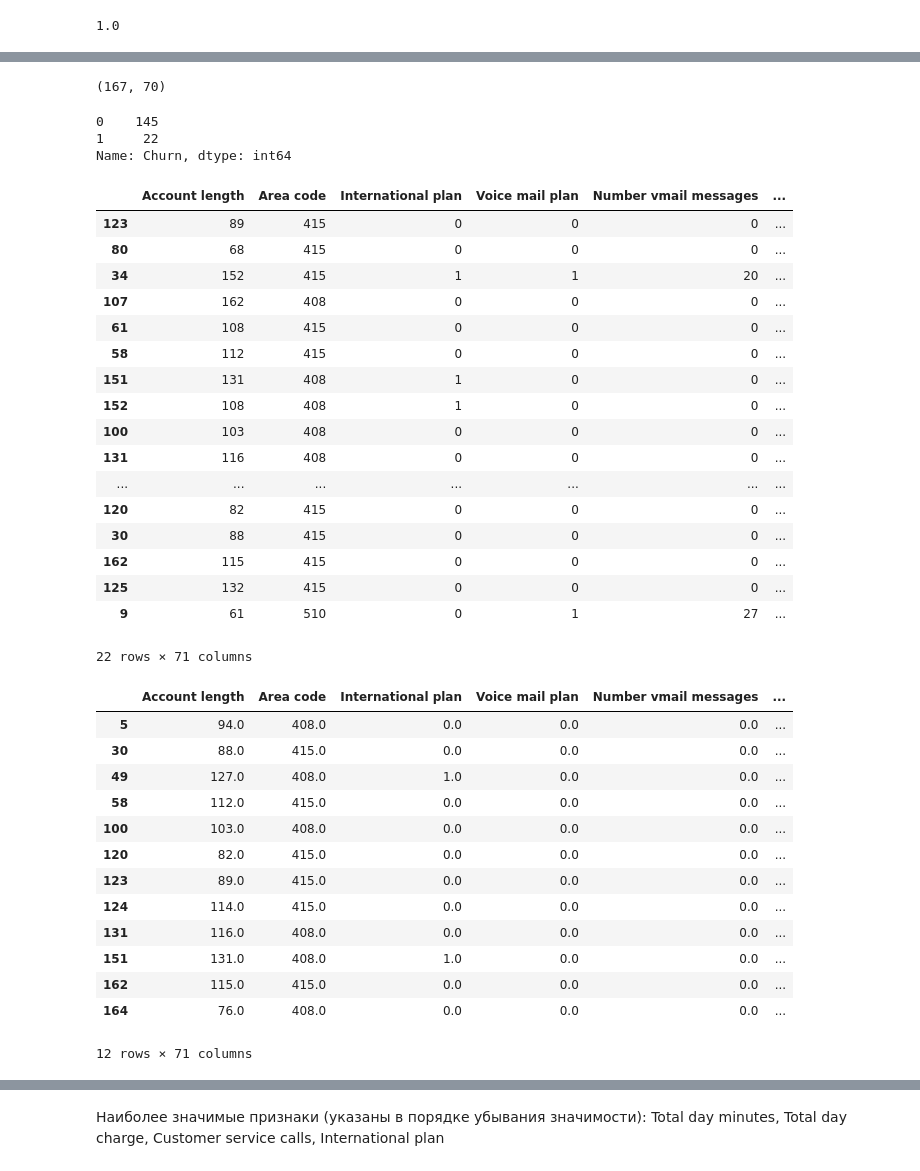
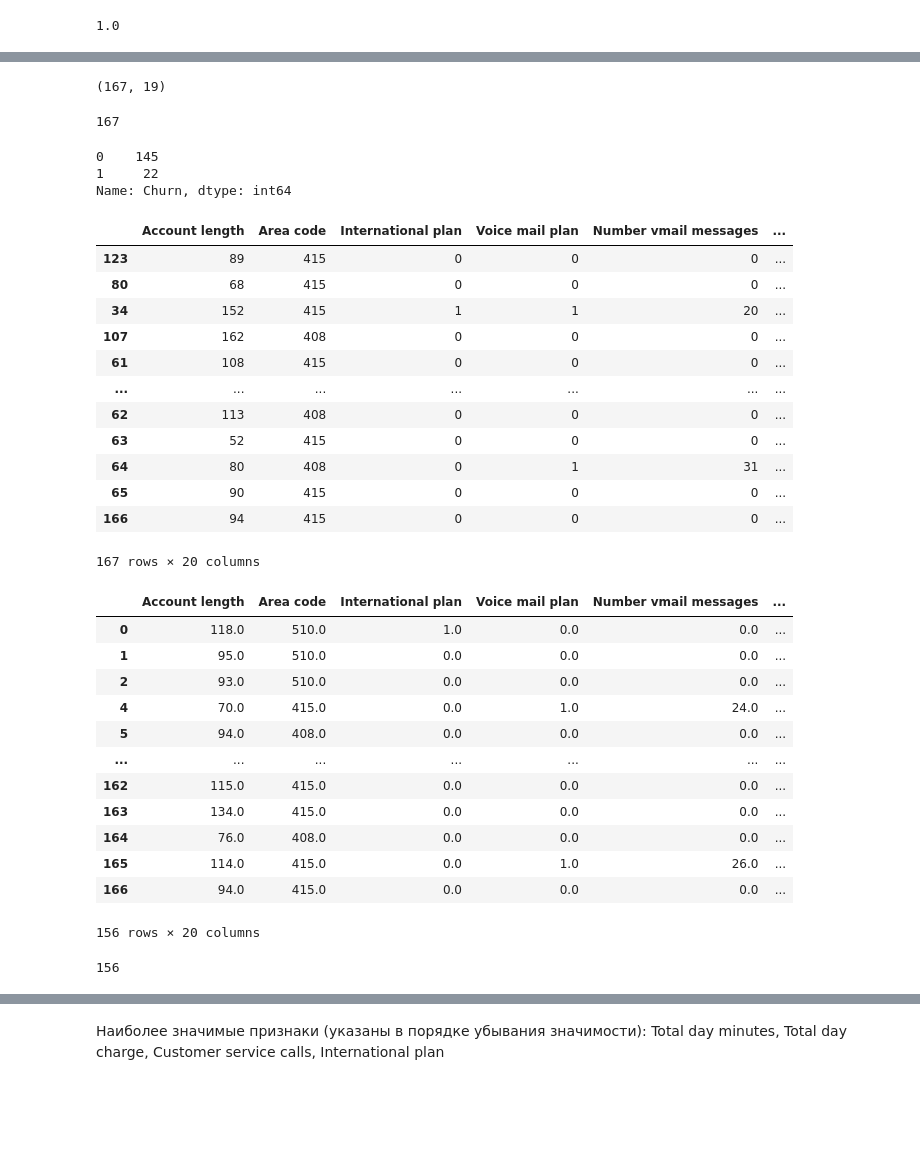
Before and after one commit to AlfiyaNuri/projects2021, a Jupyter notebook: m2/3. m2_sklearn_randomforest.ipynb, the cells around one changed output, grey strips where cells are left out. Saved outputs shown, nothing was run; the diff lists cells and outputs as text; code cells hidden in the pictures; blank space fills up the shorter version.

```diff
--- a/m2/3. m2_sklearn_randomforest.ipynb
+++ b/m2/3. m2_sklearn_randomforest.ipynb
@@ -110,0 +100,3 @@ df_skl.head()
+# %%
+df = df.drop(['State'], axis=1)
+df.head()
@@ -123,10 +122,10 @@ df_skl['Churn'].value_counts() # смотрим распределение да
 1     483
 Name: Churn, dtype: int64
 # %%
-data = df_skl.sample(frac=0.95, random_state=786) #датасет без 5% данных, с которым будем дальше работать
-data_unseen_skl = df_skl.drop(data.index) #удаляем из исходного датасета, данные, которые выделили выше. то что останется будем использовать для финальных прогнозов при проверке модели
+data = df.sample(frac=0.95, random_state=786) #датасет без 5% данных, с которым будем дальше работать
+data_unseen = df.drop(data.index) #удаляем из исходного датасета, данные, которые выделили выше. то что останется будем использовать для финальных прогнозов при проверке модели
 data.reset_index(inplace=True, drop=True)
-data_unseen_skl.reset_index(inplace=True, drop=True)
+data_unseen.reset_index(inplace=True, drop=True)
 print('Данные для моделирования: ' + str(data.shape))
-print('Новые данные для прогноза: ' + str(data_unseen_skl.shape))
+print('Новые данные для прогноза: ' + str(data_unseen.shape))
 # %% [output]
@@ -234,8 +235,13 @@ recall_score_test
 # %%
-skl_rfc_unseen=data_unseen_skl.copy(deep=True) # скопировала данные для прогнозирования в отдельный датасет
+skl_rfc_unseen=data_unseen.copy(deep=True) # скопировала данные для прогнозирования в отдельный датасет
 skl_rfc_unseen.shape
 # %% [output]
-(167, 70)
+(167, 19)
+# %%
+count_case_max=skl_rfc_unseen.shape[0]
+count_case_max
+# %% [output]
+167
 # %%
 skl_rfc_unseen['Churn'].value_counts() # смотрим сколько в нем ушедших и оставшихся клиентов
 # %% [output]
@@ -243,11 +249,11 @@ skl_rfc_unseen['Churn'].value_counts() # смотрим сколько в нем
 1     22
 Name: Churn, dtype: int64
 # %%
-data_unseen_=data_unseen_skl.drop('Churn', axis=1) #датасет без столбца Churn для прогнозирования
+data_unseen_=data_unseen.drop('Churn', axis=1) #датасет без столбца Churn для прогнозирования
 
 skl_rfc_result=skl_rfc.predict(data_unseen_)
 skl_rfc_unseen.insert(loc=18,column='Predicted', value=skl_rfc_result)
-skl_rfc_unseen.sort_values(by='Churn',ascending=False).head(22)
+skl_rfc_unseen.sort_values(by='Churn',ascending=False).head(167)
 # %% [output]
 |  | Account length | Area code | International plan | Voice mail plan | Number vmail messages | ... |
 | 123 | 89 | 415 | 0 | 0 | 0 | ... |
@@ -255,34 +261,33 @@ skl_rfc_unseen.sort_values(by='Churn',ascending=False).head(22)
 | 34 | 152 | 415 | 1 | 1 | 20 | ... |
 | 107 | 162 | 408 | 0 | 0 | 0 | ... |
 | 61 | 108 | 415 | 0 | 0 | 0 | ... |
-| 58 | 112 | 415 | 0 | 0 | 0 | ... |
-| 151 | 131 | 408 | 1 | 0 | 0 | ... |
-| 152 | 108 | 408 | 1 | 0 | 0 | ... |
-| 100 | 103 | 408 | 0 | 0 | 0 | ... |
-| 131 | 116 | 408 | 0 | 0 | 0 | ... |
 | ... | ... | ... | ... | ... | ... | ... |
-| 120 | 82 | 415 | 0 | 0 | 0 | ... |
-| 30 | 88 | 415 | 0 | 0 | 0 | ... |
-| 162 | 115 | 415 | 0 | 0 | 0 | ... |
-| 125 | 132 | 415 | 0 | 0 | 0 | ... |
-| 9 | 61 | 510 | 0 | 1 | 27 | ... |
+| 62 | 113 | 408 | 0 | 0 | 0 | ... |
+| 63 | 52 | 415 | 0 | 0 | 0 | ... |
+| 64 | 80 | 408 | 0 | 1 | 31 | ... |
+| 65 | 90 | 415 | 0 | 0 | 0 | ... |
+| 166 | 94 | 415 | 0 | 0 | 0 | ... |
-22 rows × 71 columns
+167 rows × 20 columns
 # %%
-res_rfc=skl_rfc_unseen.where((skl_rfc_unseen['Churn']==1)&(skl_rfc_unseen['Predicted']==1)) #датасет с данными где предсказали прекращение контракта и это на самом деле случилось
+res_rfc=skl_rfc_unseen.where(((skl_rfc_unseen['Churn']==1)&(skl_rfc_unseen['Predicted']==1))|((skl_rfc_unseen['Churn']==0)&(skl_rfc_unseen['Predicted']==0))) #датасет с данными где предсказали прекращение контракта и это на самом деле случилось
 res_rfc=res_rfc.dropna() #
-res_rfc.head(22) #
+res_rfc.head(167) #
 # %% [output]
 |  | Account length | Area code | International plan | Voice mail plan | Number vmail messages | ... |
+| 0 | 118.0 | 510.0 | 1.0 | 0.0 | 0.0 | ... |
+| 1 | 95.0 | 510.0 | 0.0 | 0.0 | 0.0 | ... |
+| 2 | 93.0 | 510.0 | 0.0 | 0.0 | 0.0 | ... |
+| 4 | 70.0 | 415.0 | 0.0 | 1.0 | 24.0 | ... |
 | 5 | 94.0 | 408.0 | 0.0 | 0.0 | 0.0 | ... |
-| 30 | 88.0 | 415.0 | 0.0 | 0.0 | 0.0 | ... |
-| 49 | 127.0 | 408.0 | 1.0 | 0.0 | 0.0 | ... |
-| 58 | 112.0 | 415.0 | 0.0 | 0.0 | 0.0 | ... |
-| 100 | 103.0 | 408.0 | 0.0 | 0.0 | 0.0 | ... |
-| 120 | 82.0 | 415.0 | 0.0 | 0.0 | 0.0 | ... |
-| 123 | 89.0 | 415.0 | 0.0 | 0.0 | 0.0 | ... |
-| 124 | 114.0 | 415.0 | 0.0 | 0.0 | 0.0 | ... |
-| 131 | 116.0 | 408.0 | 0.0 | 0.0 | 0.0 | ... |
-| 151 | 131.0 | 408.0 | 1.0 | 0.0 | 0.0 | ... |
+| ... | ... | ... | ... | ... | ... | ... |
 | 162 | 115.0 | 415.0 | 0.0 | 0.0 | 0.0 | ... |
+| 163 | 134.0 | 415.0 | 0.0 | 0.0 | 0.0 | ... |
 | 164 | 76.0 | 408.0 | 0.0 | 0.0 | 0.0 | ... |
+| 165 | 114.0 | 415.0 | 0.0 | 1.0 | 26.0 | ... |
+| 166 | 94.0 | 415.0 | 0.0 | 0.0 | 0.0 | ... |
-12 rows × 71 columns
+156 rows × 20 columns
+# %%
+count_case_true=res_rfc.shape[0]
+count_case_true
+# %% [output]
+156
```
Also changed, not shown: parts of 28 cells of this notebook, 5 other files.
